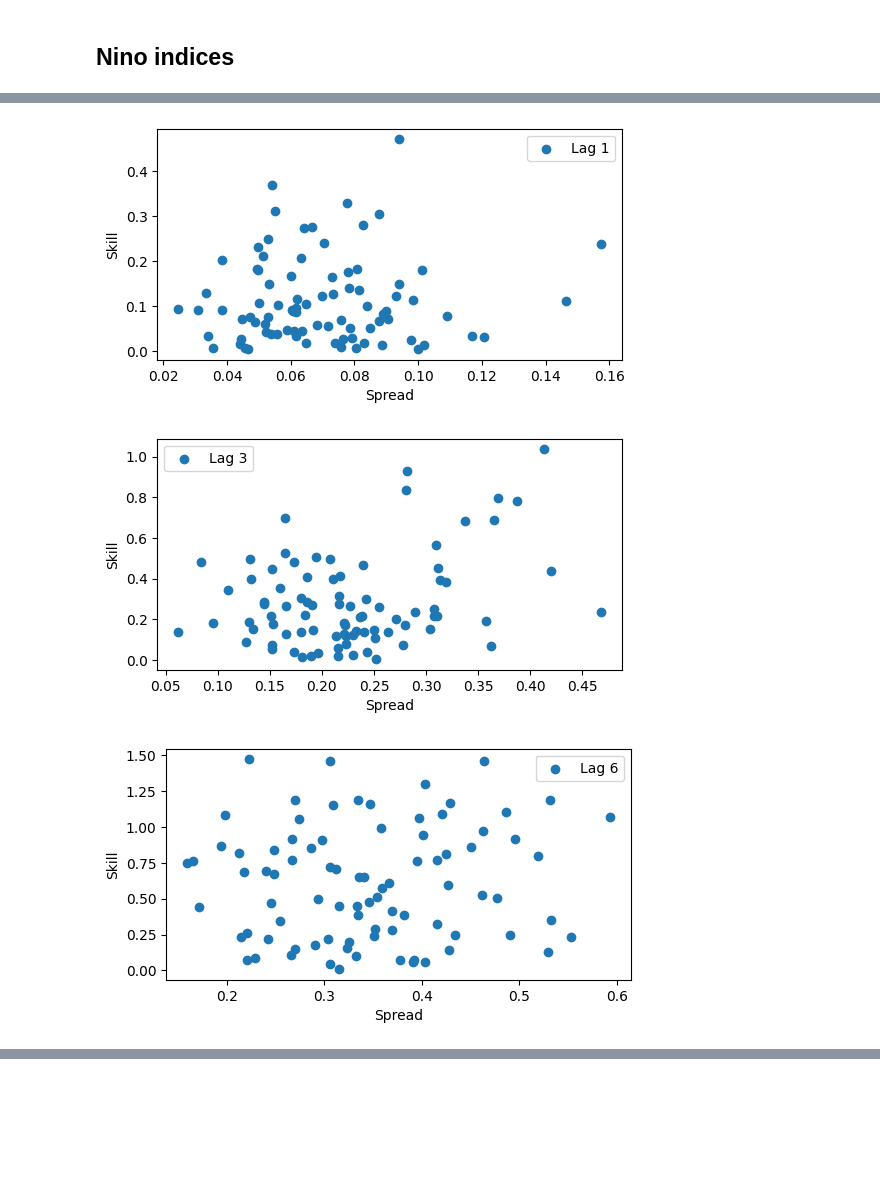
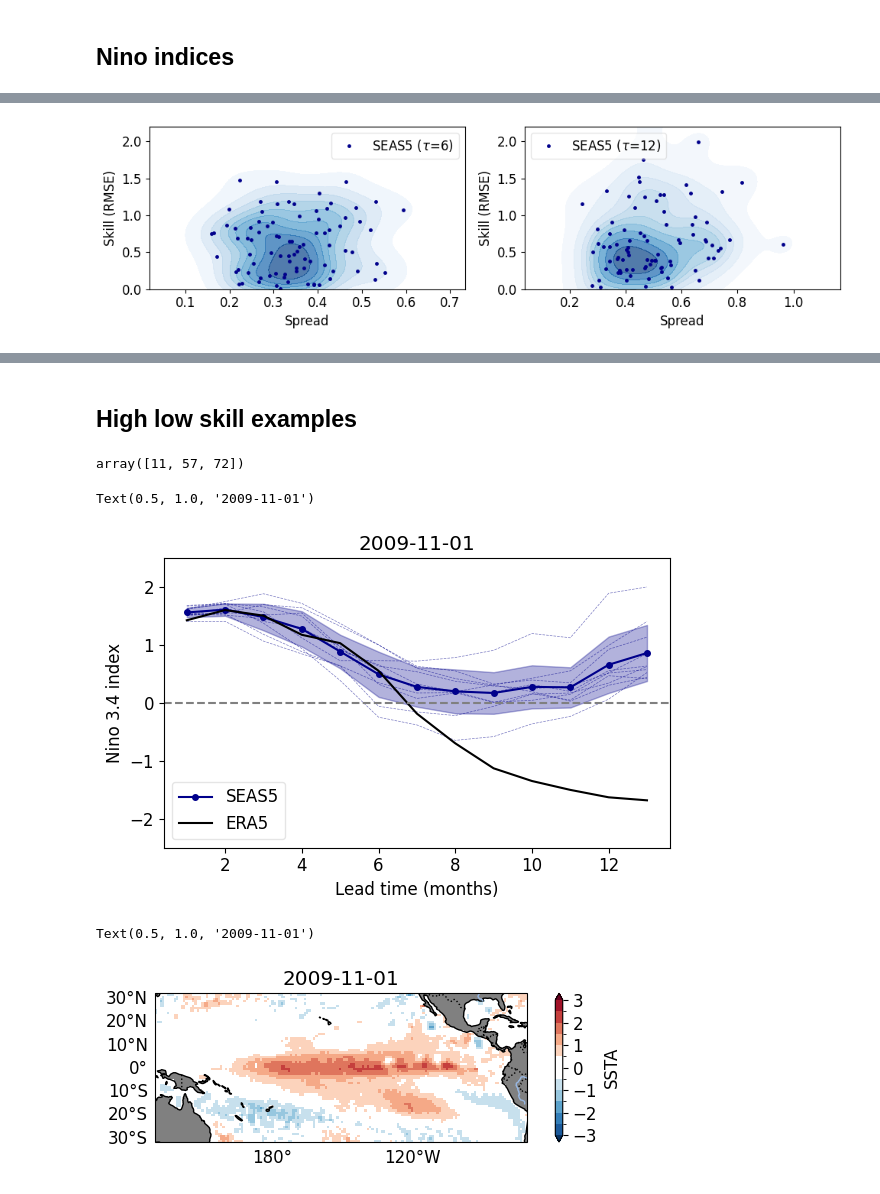
Before and after one commit to jakob-schloer/hybridLIM, a Jupyter notebook: scripts/plotting/seas5.ipynb, the cells around one changed output, grey strips where cells are left out. Cells and saved outputs as stored; diff of their text form; code cells hidden in the pictures; blank space fills up the shorter version.

```diff
--- a/scripts/plotting/seas5.ipynb
+++ b/scripts/plotting/seas5.ipynb
@@ -9,6 +9,7 @@ import matplotlib.pyplot as plt
 import cartopy.crs as ccrs
 
 from hyblim.utils import metric, enso
+plt.style.use("../../paper.mplstyle")
 # %% [markdown]
 ## Load data
 # %%
@@ -169,12 +172,12 @@ fig, axs = plt.subplots(nrows, 1, figsize=(7, 3*nrows))
 
 for i, var in enumerate(nino_ids['target'].data_vars):
     ax = axs[i]
+    nino_target = nino_ids['target'][var].sel(lag=1)
+    ax.plot(nino_target.time, nino_target, color='k', label='target')
     for lag in [1, 6]:
-        nino_target = nino_ids['target'][var].sel(lag=lag)
         nino_frcst = nino_ids['frcst'][var].sel(lag=lag)
 
         dates = np.array(nino_target.time,dtype='datetime64[M]') + np.timedelta64(lag, 'M')
-        ax.plot(dates, nino_target, color='k', label='target')
         pl = ax.plot(dates, nino_frcst.mean('member'), label=f'lag={lag}')
         ax.fill_between(nino_frcst.time, nino_frcst.mean('member') - nino_frcst.std('member'),
                         nino_frcst.mean('member') + nino_frcst.std('member'), color=pl[0].get_color(), alpha=0.3)
@@ -214,14 +213,20 @@ NameError: name 'nino_scores_month' is not defined
 # %%
-for lag in [1, 3, 6, 12]:
+import seaborn as sns
+lag_arr = [6, 12]
+nrows = len(lag_arr)
+fig, axs = plt.subplots(1, nrows, figsize=(5*nrows, 3))
+for i, lag in enumerate(lag_arr):
+    ax = axs[i]
     spread = nino_ids['frcst'].sel(lag=lag).std(dim='member')
     skill = np.abs(nino_ids['frcst'].sel(lag=lag).mean(dim='member') - nino_ids['target'].sel(lag=lag))
 
-    fig, ax = plt.subplots(1, 1, figsize=(6, 3))
-    ax.scatter(spread['nino34'].values, skill['nino34'].values, label=f"Lag {lag}")
+    ax.plot(spread['nino34'].values, skill['nino34'].values, '.', markersize=5, color='darkblue', label=rf"SEAS5 ($\tau$={lag})")
+    sns.kdeplot(x=spread['nino34'].values, y=skill['nino34'].values, ax=ax,
+            alpha=0.7, fill=True, cmap='Blues')
+
     ax.legend()
     ax.set_xlabel('Spread')
-    ax.set_ylabel('Skill')
+    ax.set_ylabel('Skill (RMSE)')
+    ax.set_ylim(0, 2.2)
 # %% [output]
-[figure, old version]
+[figure, new version]
-[figure, removed]
-[figure, removed]
@@ -228,0 +233,55 @@ for lag in [1, 3, 6, 12]:
+# %% [markdown]
+## High low skill examples
+# %%
+lag = 10
+percentiles = [95, 100]
+skill = np.abs(nino_ids['frcst']['nino34'].sel(lag=lag).mean(dim='member') - nino_ids['target']['nino34'].sel(lag=lag))
+
+ids_init_time = np.where(
+    (nino_ids['target']['nino34'].sel(lag=1) > 0.5) &
+    (skill.data >= np.percentile(skill, percentiles[0]))
+    & (skill.data <= np.percentile(skill, percentiles[1]))
+)[0]
+ids_init_time
+# %% [output]
+array([11, 57, 72])
+# %%
+fig, ax = plt.subplots(1, 1, figsize=(6, 4))
+idx = ids_init_time[1]
+frcst = nino_ids['frcst']['nino34'].isel(time=idx)
+target = nino_ids['target']['nino34'].isel(time=idx)
+
+ax.plot(frcst.lag, frcst, '--', color='darkblue', alpha=0.5, linewidth=0.5)
+ax.plot(frcst.lag, frcst.mean('member'), '-o', color='darkblue', label='SEAS5', markersize=4)
+ax.fill_between(frcst.lag, frcst.mean('member') - frcst.std('member'), frcst.mean('member') + frcst.std('member'), color='darkblue', alpha=0.3)
+ax.plot(target.lag, target, '-', color='k', markersize=5, label='ERA5')
+
+ax.set_xlabel('Lead time (months)')
+ax.set_ylabel('Nino 3.4 index')
+ax.legend(loc='lower left')
+ax.axhline(0.0, color='gray', linestyle='--')
+ax.set_ylim(-2.5, 2.5)
+# Init time as string: yyyy-mm-dd
+ax.set_title(f"{frcst.time.values.astype('datetime64[D]')}")
+# %% [output]
+Text(0.5, 1.0, '2009-11-01')
+[figure, added]
+# %%
+import hyblim.geoplot as gpl
+import cartopy as ctp
+pltargs = {'ssta': dict(vmin=-3, vmax=3, eps=0.5, cmap='RdBu_r', centercolor='white'),
+           'ssha': dict(kwargs_pl={'colors':'k', 'levels' :[-2.5, -1.25, 1.25, 2.5],
+                            'linewidths': 1}, zerolinecolor=None, add_inline_labels=False)}
+# Optimal initial pattern
+date = '2009-11-01'
+x_map = era5_target['ssta'].sel(time=date, lag=1)
+fig = plt.figure(figsize=(6, 4))
+ax = fig.add_subplot(2,1,1, projection=ctp.crs.PlateCarree(central_longitude=180))
+im = gpl.plot_map(x_map, ax=ax,
+                  **pltargs['ssta'], add_bar=True,
+                  kwargs_cb=dict(label="SSTA", orientation='vertical')
+)
+ax.set_title(date)
+# %% [output]
+Text(0.5, 1.0, '2009-11-01')
+[figure, added]
```
Also changed, not shown: parts of 9 cells of this notebook, 22 other files.
